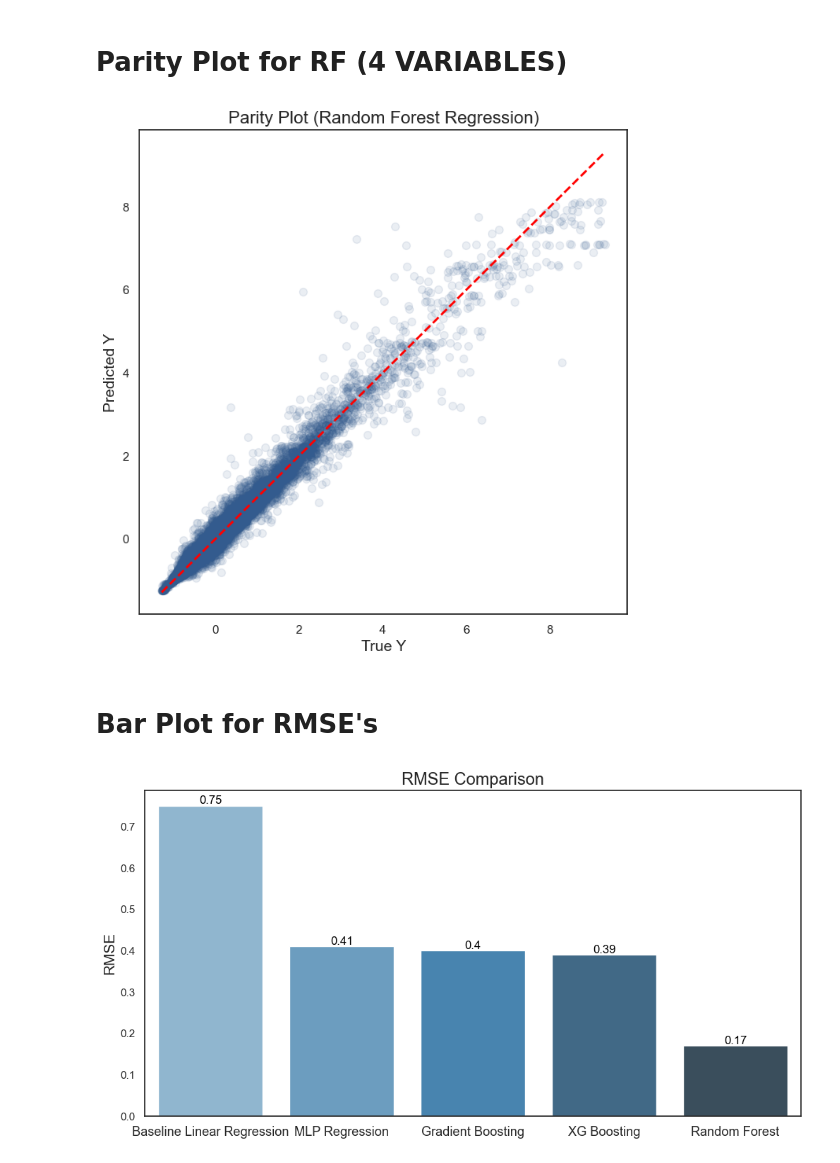
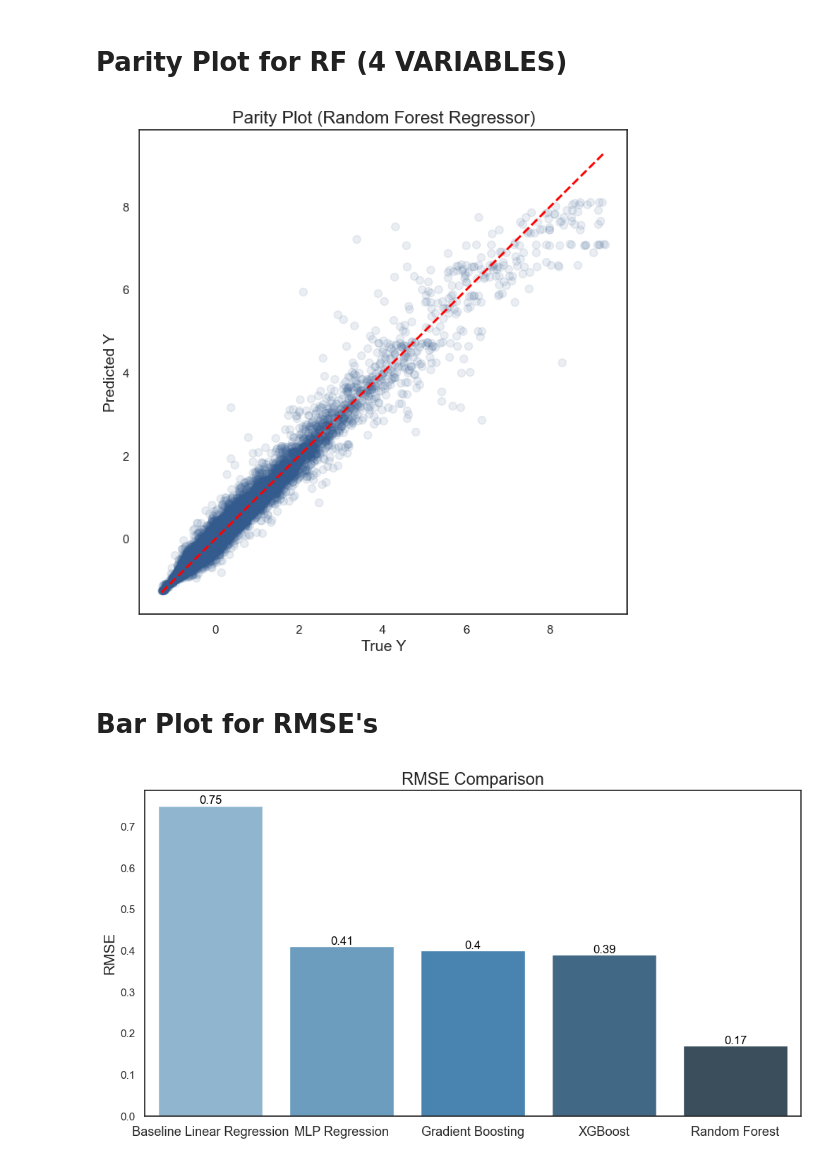
Before and after one commit to raghavSharmaCode/512-project-group-24, a Jupyter notebook: code/models.ipynb, the cells around one changed output. Saved outputs shown, nothing was run; the diff lists cells and outputs as text; code cells hidden in the pictures.

```diff
--- a/code/models.ipynb
+++ b/code/models.ipynb
@@ -355,20 +355,20 @@ plt.show()
 # %%
 sns.set(style="white", color_codes=True)
 # Define a custom color palette with a darker blue
 custom_palette = sns.color_palette(["#335B8E"])
 
 # Set the custom color palette
 sns.set_palette(custom_palette)
 
 plt.figure(figsize=(8, 8))
 sns.regplot(x=y1_test, y=y1_pred, fit_reg=False, scatter_kws={"s": 50, "alpha": 0.1})
 plt.plot([y1_test.min(), y1_test.max()], [y1_test.min(), y1_test.max()], '--', linewidth=2, color='red')
-plt.title('Parity Plot (Random Forest Regression)', fontsize=16)
+plt.title('Parity Plot (Random Forest Regressor)', fontsize=16)
 plt.xlabel('True Y', fontsize=14)
 plt.ylabel('Predicted Y', fontsize=14)
 plt.show()
 # %% [output]
-[figure, old version]
+[figure, new version]
 # %% [markdown]
 # Bar Plot for RMSE's
 # %%
@@ -383,7 +383,7 @@ sns.barplot(x=models, y=rmse, palette="Blues_d", order=sorted(models, key=lambda
 plt.title('RMSE Comparison', fontsize=17)
 plt.xlabel('', fontsize=1)
 plt.ylabel('RMSE', fontsize=15)
-plt.xticks(labels=['Baseline Linear Regression', 'MLP Regression', 'Gradient Boosting', 'XG Boosting', 'Random Forest'], ticks=[0, 1, 2, 3, 4],
+plt.xticks(labels=['Baseline Linear Regression', 'MLP Regression', 'Gradient Boosting', 'XGBoost', 'Random Forest'], ticks=[0, 1, 2, 3, 4],
            fontsize=13.1)
 # add annotations
 for i, v in enumerate(rmse):
@@ -391,4 +391,4 @@ for i, v in enumerate(rmse):
 # dpi
 plt.savefig('rmse_comparison.png', dpi=300)
 # %% [output]
-[figure, old version]
+[figure, new version]
```
Also changed, not shown: parts of 1 cell of this notebook, 10 other files.
